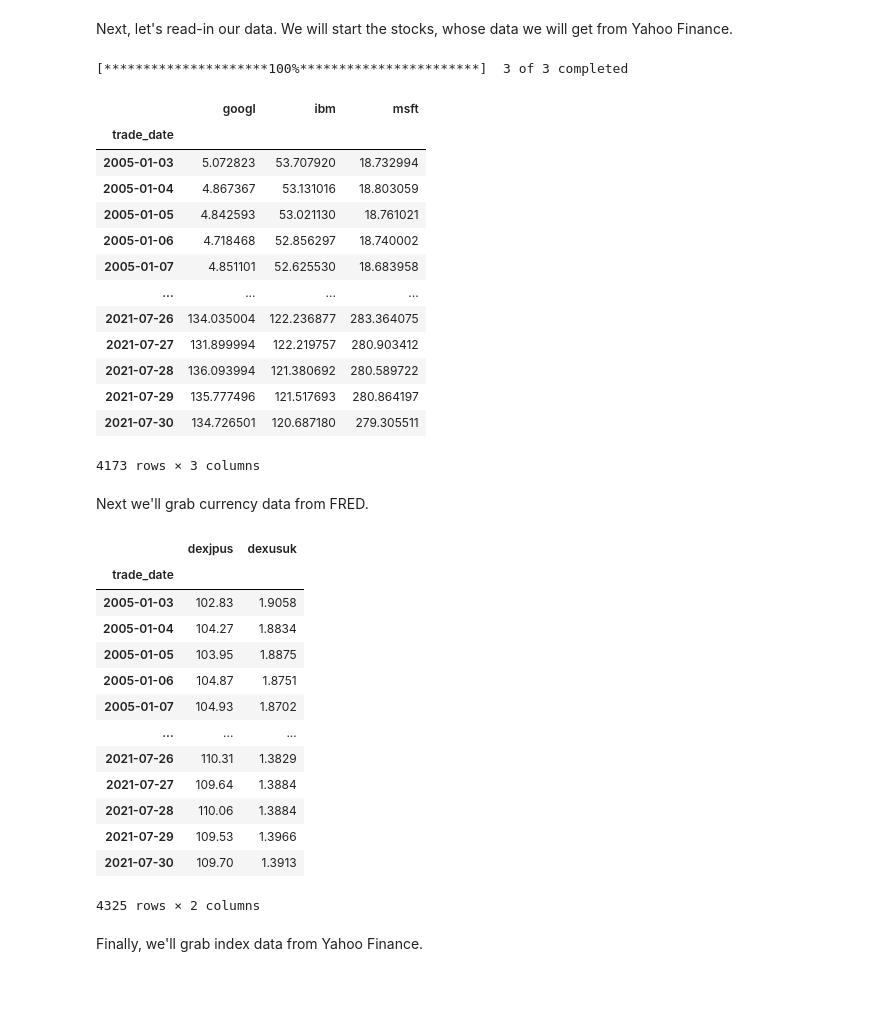
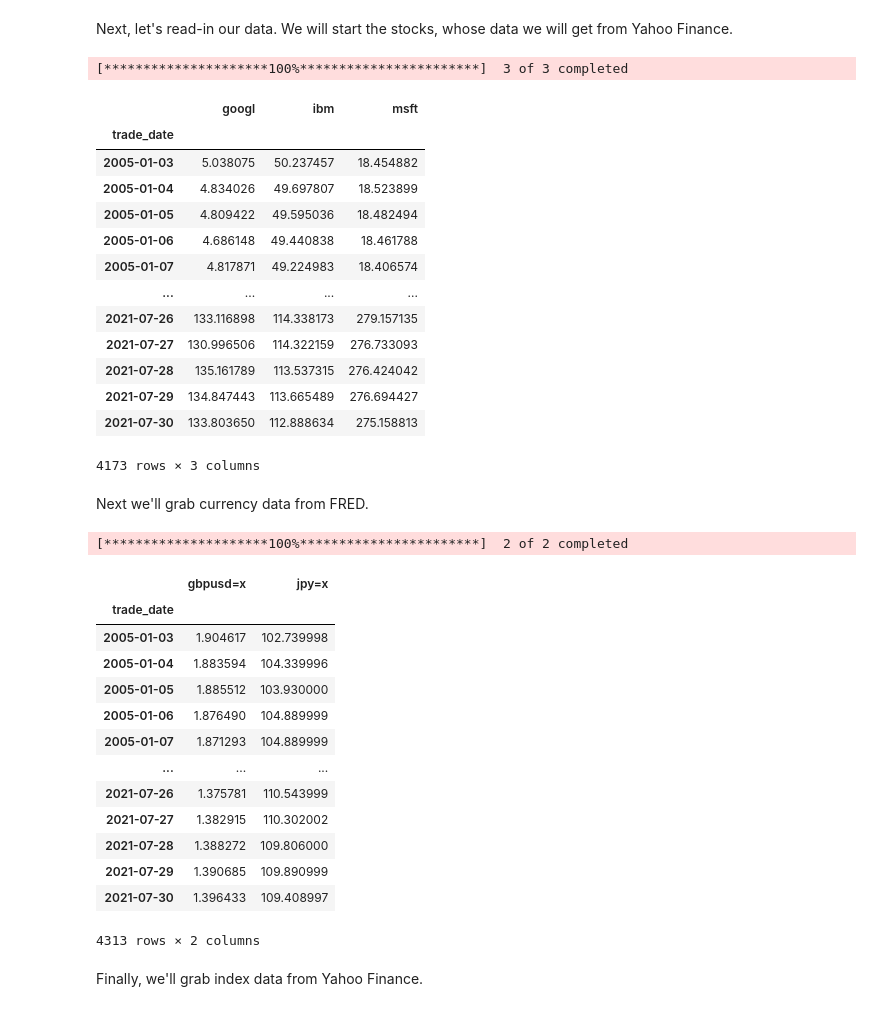
Before and after one commit to pritamdalal/p4dsf, a Jupyter notebook: chapters/25_stock_prediction/stock_prediction.ipynb, the cells around one changed output. Saved outputs shown, nothing was run; the diff lists cells and outputs as text; code cells hidden in the pictures.

```diff
--- a/chapters/25_stock_prediction/stock_prediction.ipynb
+++ b/chapters/25_stock_prediction/stock_prediction.ipynb
@@ -21,53 +19,59 @@ import sklearn
 Next, let's read-in our data.  We will start the stocks, whose data we will get from Yahoo Finance.
 # %%
 stock_tickers = ['MSFT', 'IBM', 'GOOGL'] # define tickers
-df_stock = pdr.get_data_yahoo(stock_tickers, start='2005-01-01', end='2021-07-31') # grab the data
+df_stock = yf.download(
+    stock_tickers, start='2005-01-01', end='2021-07-31', auto_adjust=False,
+)
 df_stock = df_stock['Adj Close'] # select only the adjusted close price
 df_stock.columns = df_stock.columns.str.lower() # clean-up column names
 df_stock.rename_axis('trade_date', inplace=True) # clean-up index name
 df_stock.rename_axis('', axis=1, inplace=True) # clean-up index name
 df_stock
 # %% [output]
 [*********************100%***********************]  3 of 3 completed
 |  | googl | ibm | msft |
 | trade_date |  |  |  |
-| 2005-01-03 | 5.072823 | 53.707920 | 18.732994 |
-| 2005-01-04 | 4.867367 | 53.131016 | 18.803059 |
-| 2005-01-05 | 4.842593 | 53.021130 | 18.761021 |
-| 2005-01-06 | 4.718468 | 52.856297 | 18.740002 |
-| 2005-01-07 | 4.851101 | 52.625530 | 18.683958 |
+| 2005-01-03 | 5.038075 | 50.237457 | 18.454882 |
+| 2005-01-04 | 4.834026 | 49.697807 | 18.523899 |
+| 2005-01-05 | 4.809422 | 49.595036 | 18.482494 |
+| 2005-01-06 | 4.686148 | 49.440838 | 18.461788 |
+| 2005-01-07 | 4.817871 | 49.224983 | 18.406574 |
 | ... | ... | ... | ... |
-| 2021-07-26 | 134.035004 | 122.236877 | 283.364075 |
-| 2021-07-27 | 131.899994 | 122.219757 | 280.903412 |
-| 2021-07-28 | 136.093994 | 121.380692 | 280.589722 |
-| 2021-07-29 | 135.777496 | 121.517693 | 280.864197 |
-| 2021-07-30 | 134.726501 | 120.687180 | 279.305511 |
+| 2021-07-26 | 133.116898 | 114.338173 | 279.157135 |
+| 2021-07-27 | 130.996506 | 114.322159 | 276.733093 |
+| 2021-07-28 | 135.161789 | 113.537315 | 276.424042 |
+| 2021-07-29 | 134.847443 | 113.665489 | 276.694427 |
+| 2021-07-30 | 133.803650 | 112.888634 | 275.158813 |
 4173 rows × 3 columns
 # %% [markdown]
 Next we'll grab currency data from FRED.
 # %%
-currency_tickers = ['DEXJPUS', 'DEXUSUK']
-df_currency = pdr.get_data_fred(currency_tickers, start='2005-01-01', end='2021-07-31')
-df_currency = df_currency
+currency_tickers = ['JPY=X', 'GBPUSD=X']
+df_currency = yf.download(
+    currency_tickers, start='2005-01-01', end='2021-07-31',
+    auto_adjust=False, ignore_tz=True
+)
+df_currency = df_currency['Adj Close']
 df_currency.columns = df_currency.columns.str.lower()
 df_currency.rename_axis('trade_date', inplace=True)
 df_currency.rename_axis('', axis=1, inplace=True)
 df_currency
 # %% [output]
+[*********************100%***********************]  2 of 2 completed
-|  | dexjpus | dexusuk |
+|  | gbpusd=x | jpy=x |
 | trade_date |  |  |
-| 2005-01-03 | 102.83 | 1.9058 |
-| 2005-01-04 | 104.27 | 1.8834 |
-| 2005-01-05 | 103.95 | 1.8875 |
-| 2005-01-06 | 104.87 | 1.8751 |
-| 2005-01-07 | 104.93 | 1.8702 |
+| 2005-01-03 | 1.904617 | 102.739998 |
+| 2005-01-04 | 1.883594 | 104.339996 |
+| 2005-01-05 | 1.885512 | 103.930000 |
+| 2005-01-06 | 1.876490 | 104.889999 |
+| 2005-01-07 | 1.871293 | 104.889999 |
 | ... | ... | ... |
-| 2021-07-26 | 110.31 | 1.3829 |
-| 2021-07-27 | 109.64 | 1.3884 |
-| 2021-07-28 | 110.06 | 1.3884 |
-| 2021-07-29 | 109.53 | 1.3966 |
-| 2021-07-30 | 109.70 | 1.3913 |
+| 2021-07-26 | 1.375781 | 110.543999 |
+| 2021-07-27 | 1.382915 | 110.302002 |
+| 2021-07-28 | 1.388272 | 109.806000 |
+| 2021-07-29 | 1.390685 | 109.890999 |
+| 2021-07-30 | 1.396433 | 109.408997 |
-4325 rows × 2 columns
+4313 rows × 2 columns
 # %% [markdown]
 Finally, we'll grab index data from Yahoo Finance.
 # %%
```
Also changed, not shown: parts of 16 cells of this notebook, 35 other files.
